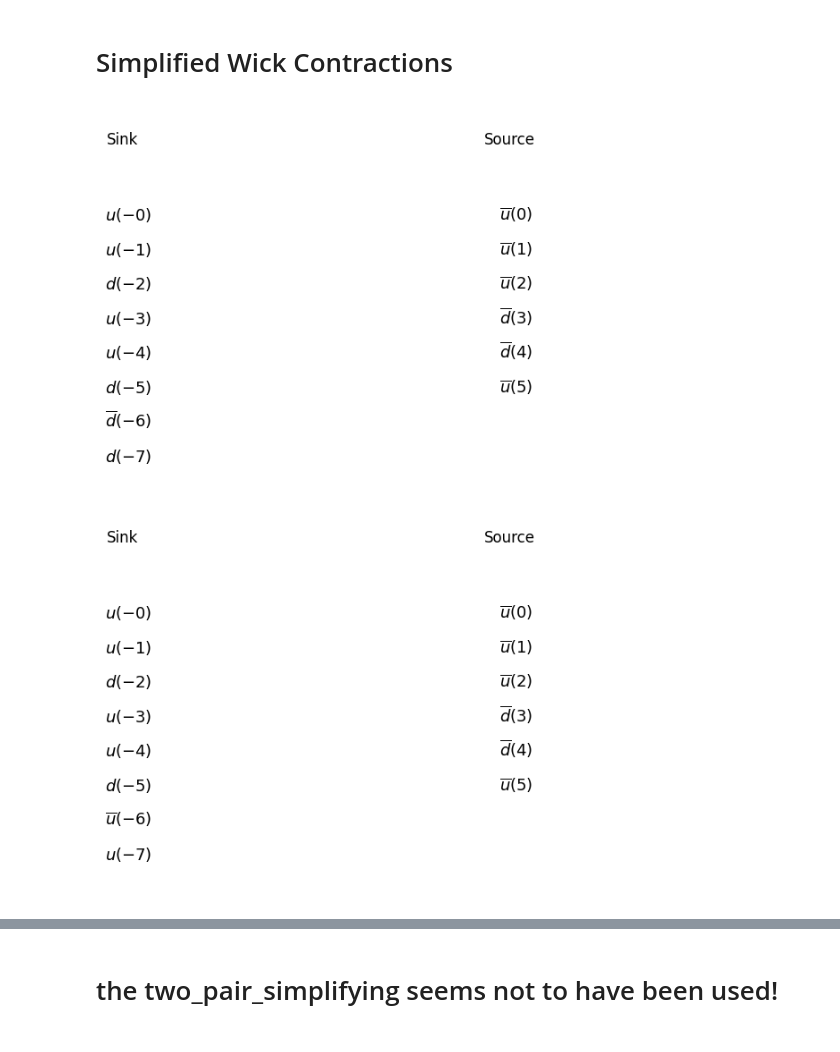
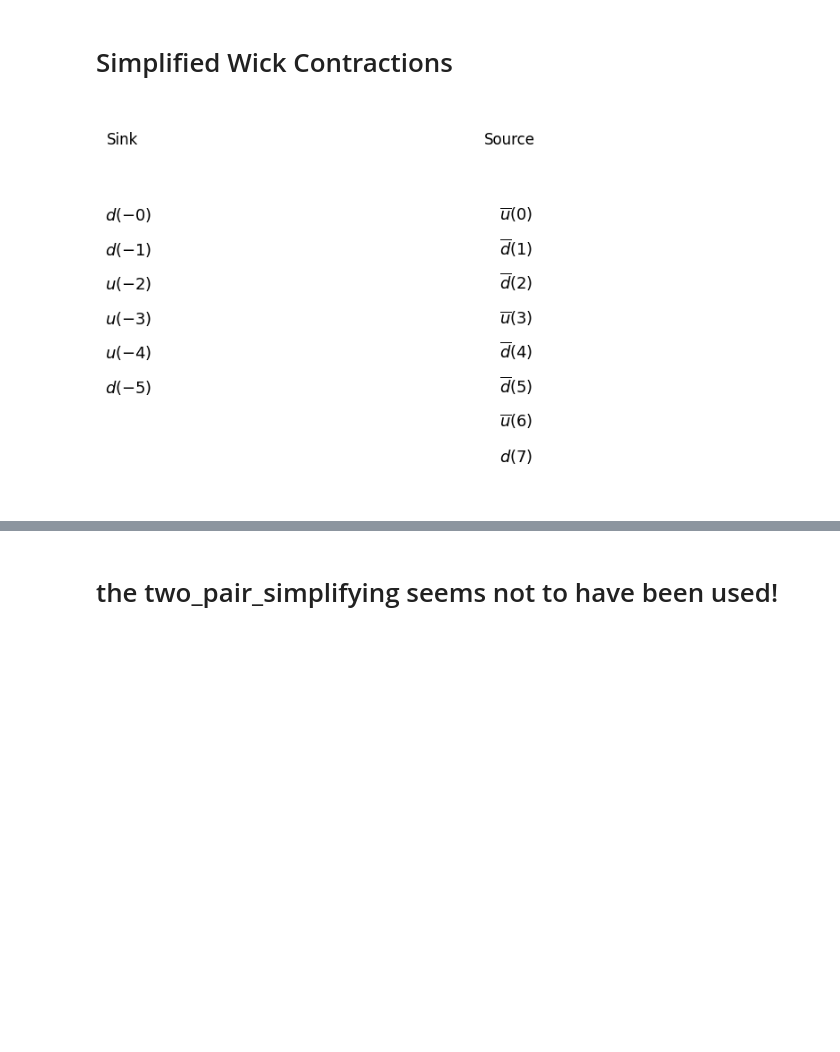
Before and after one commit to Herzallah15/Simplified-Wick-Contractions, a Jupyter notebook: Wick-Contractions.ipynb, the cells around one changed output, grey strips where cells are left out. Saved outputs shown, nothing was run; the diff lists cells and outputs as text; code cells hidden in the pictures; blank space fills up the shorter version.

```diff
--- a/Wick-Contractions.ipynb
+++ b/Wick-Contractions.ipynb
@@ -425,17 +425,17 @@ def two_pair_simplifying(location, simplification_pair_1, simplification_pair_2,
                 if jX < jY:
                     re_construct = []
                     for jZ in result_to_simplify[jY][1]:
-                        q_f = jZ[1][0]# Remember we exchange the pairs at the source q_f >0
-                        q_n = jZ[1][1]#We exchange quarks at source -> we look at jZ[1][1] always!
+                        q_f = jZ[1][0]
+                        q_n = jZ[1][1]
                         Sink_q_n = jZ[0]
                         if q_f > 0 and q_n == x:
                             re_construct.append([Sink_q_n, [q_f, y]])
                         elif q_f > 0 and q_n == y:
                             re_construct.append([Sink_q_n, [q_f, x]])
-                        elif q_f > 0 and q_n == y1:
-                            re_construct.append([Sink_q_n, [q_f, x1]])
-                        elif q_f > 0 and q_n == x1:
-                            re_construct.append([Sink_q_n, [q_f, y1]])
+                        elif q_f > 0 and q_n == y2:
+                            re_construct.append([Sink_q_n, [q_f, x2]])
+                        elif q_f > 0 and q_n == x2:
+                            re_construct.append([Sink_q_n, [q_f, y2]])
                         else:
                             re_construct.append(jZ)
                     if set(to_tuple(re_construct)) == set(to_tuple(result_to_simplify[jX][1])):
@@ -691,7 +691,7 @@ def Correlator_J_S(senken0, quelle0):
                 counter += 1
 
 
-   #II: At the source:#########################################################################################################################################
+ #II: At the source:#########################################################################################################################################
     sp0 = quarks_list(particles_at_the_source)
     location = 'source'
     ##Nucleon, Sigma, Xi, Delta+
@@ -732,7 +732,7 @@ def Correlator_J_S(senken0, quelle0):
                 simplification_pair = [sp0[quark_type][counter][0], sp0[quark_type][counter][1]]
                 result_to_simplify = copy.deepcopy(pair_simplifying(location, simplification_pair, relative_sign, result_to_simplify))
                 counter += 1
-   ######## NOW WE DO THE SIMPLIFICATION for two pairs simultaneously ########
+######## NOW WE DO THE SIMPLIFICATION for two pairs simultaneously ########
 
     relative_sign = +1
 
@@ -744,10 +744,23 @@ def Correlator_J_S(senken0, quelle0):
     common_hadrons = list(set(group1).intersection(sp0))
     for i in common_hadrons:
         if len(sp0[i]) == 2:
+            simplification_pair_1 = [sp0[i][0][1],sp0[i][0][2]]
+            simplification_pair_2 = [sp0[i][1][1],sp0[i][1][2]]
+            result_to_simplify = copy.deepcopy(two_pair_simplifying(location, simplification_pair_1, simplification_pair_2, relative_sign, result_to_simplify))
+
+    #II: At the source:##########################################################################################################################################
+    sp0 = quarks_list(particles_at_the_sink)
+    location = 'source'
+
+    group1 = ['n', 's1', 'x', 'd1']
+    common_hadrons = list(set(group1).intersection(sp0))
+    for i in common_hadrons:
+        if len(sp0[i]) == 2:
             simplification_pair_1 = [sp0[i][0][0],sp0[i][0][1]]
             simplification_pair_2 = [sp0[i][1][0],sp0[i][1][1]]
             result_to_simplify = copy.deepcopy(two_pair_simplifying(location, simplification_pair_1, simplification_pair_2, relative_sign, result_to_simplify))
- #################################################################
+
+#################################################################
 
     last_step_simplified = [0 for _ in result_to_simplify]
     for i, diagram in enumerate(result_to_simplify):
@@ -763,11 +776,10 @@ def Correlator_J_S(senken0, quelle0):
         last_step_simplified[i] = [diagram[0], "[" + " ".join(Diagram_Propagator_Form) + "]"]
     return last_step_simplified
 # %%
-senken0 = [Nucleonp, Nucleonp, Pi0]
-quelle0 = [DeltappB, Delta0B]
+senken0 = [Nucleon0, Nucleonp]
+quelle0 = [Nucleon0B, Nucleon0B, PipB]
 resultx = Correlator_J_S(senken0, quelle0)
 for i, x in enumerate(resultx):
-    print(f"Diagram Number:{i + 1} ", x[0], x[1])
+    print(f"Diagram:{i + 1}\n", x[0], x[1])
 # %% [output]
-[figure, old version]
+[figure, new version]
-[figure, removed]
```
Also changed, not shown: parts of 1 cell of this notebook.
